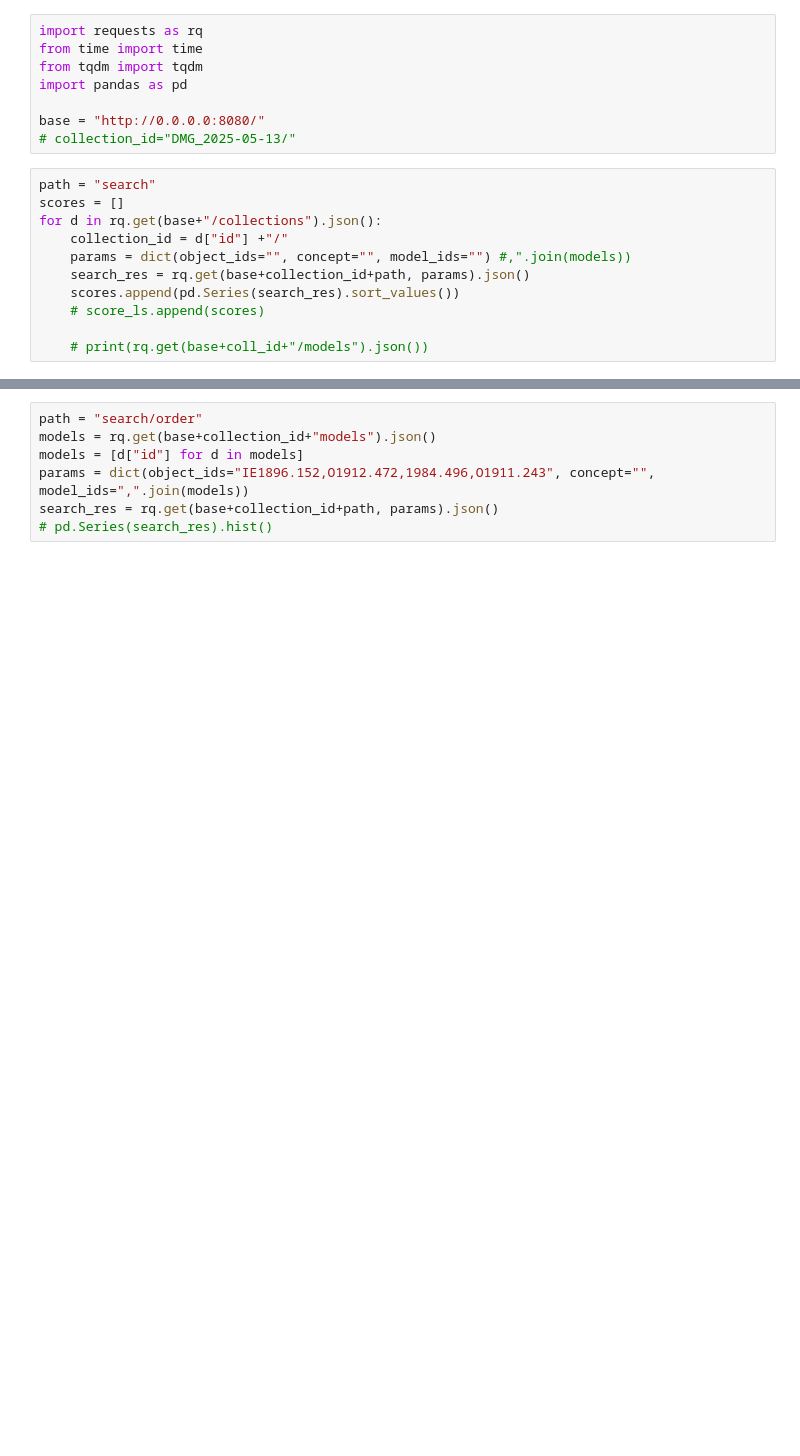
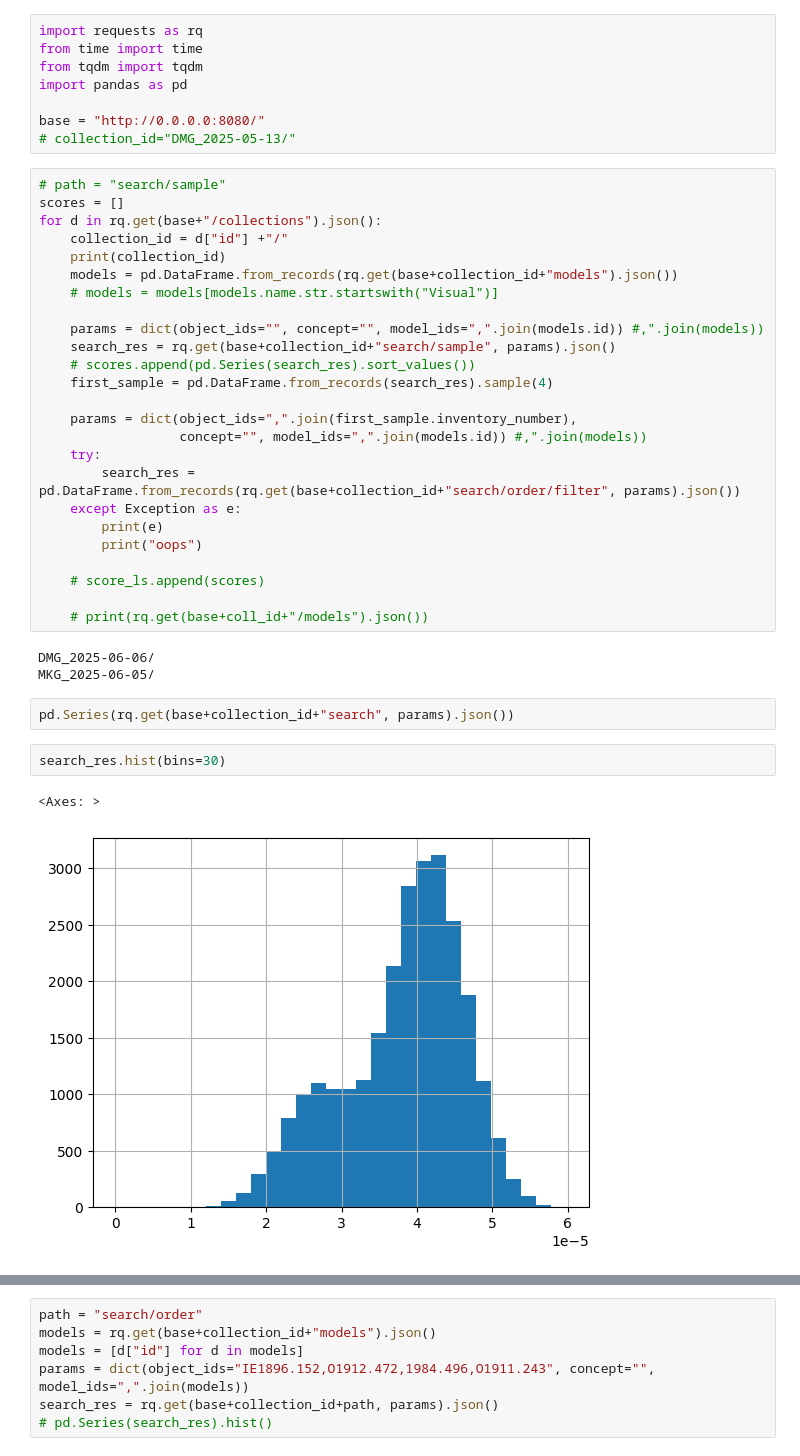
Before and after one commit to serendipity-searcher/web_backend, a Jupyter notebook: dev.ipynb, the cells around one changed output, grey strips where cells are left out. Cells and saved outputs as stored; diff of their text form; blank space fills up the shorter version.

```diff
--- a/dev.ipynb
+++ b/dev.ipynb
@@ -131,13 +131,37 @@ import pandas as pd
 base = "http://0.0.0.0:8080/"
 # collection_id="DMG_2025-05-13/"
 # %%
-path = "search"
+# path = "search/sample"
 scores = []
 for d in rq.get(base+"/collections").json():
     collection_id = d["id"] +"/"
-    params = dict(object_ids="", concept="", model_ids="") #,".join(models))
-    search_res = rq.get(base+collection_id+path, params).json()
-    scores.append(pd.Series(search_res).sort_values())
+    print(collection_id)
+    models = pd.DataFrame.from_records(rq.get(base+collection_id+"models").json())
+    # models = models[models.name.str.startswith("Visual")]
+
+    params = dict(object_ids="", concept="", model_ids=",".join(models.id)) #,".join(models))
+    search_res = rq.get(base+collection_id+"search/sample", params).json()
+    # scores.append(pd.Series(search_res).sort_values())
+    first_sample = pd.DataFrame.from_records(search_res).sample(4)
+
+    params = dict(object_ids=",".join(first_sample.inventory_number),
+                  concept="", model_ids=",".join(models.id)) #,".join(models))
+    try:
+        search_res = pd.DataFrame.from_records(rq.get(base+collection_id+"search/order/filter", params).json())
+    except Exception as e:
+        print(e)
+        print("oops")
+
     # score_ls.append(scores)
 
     # print(rq.get(base+coll_id+"/models").json())
+# %% [output]
+DMG_2025-06-06/
+MKG_2025-06-05/
+# %%
+pd.Series(rq.get(base+collection_id+"search", params).json())
+# %%
+search_res.hist(bins=30)
+# %% [output]
+<Axes: >
+[figure, added]
```
Also changed, not shown: parts of 11 cells of this notebook, 7 other files.
